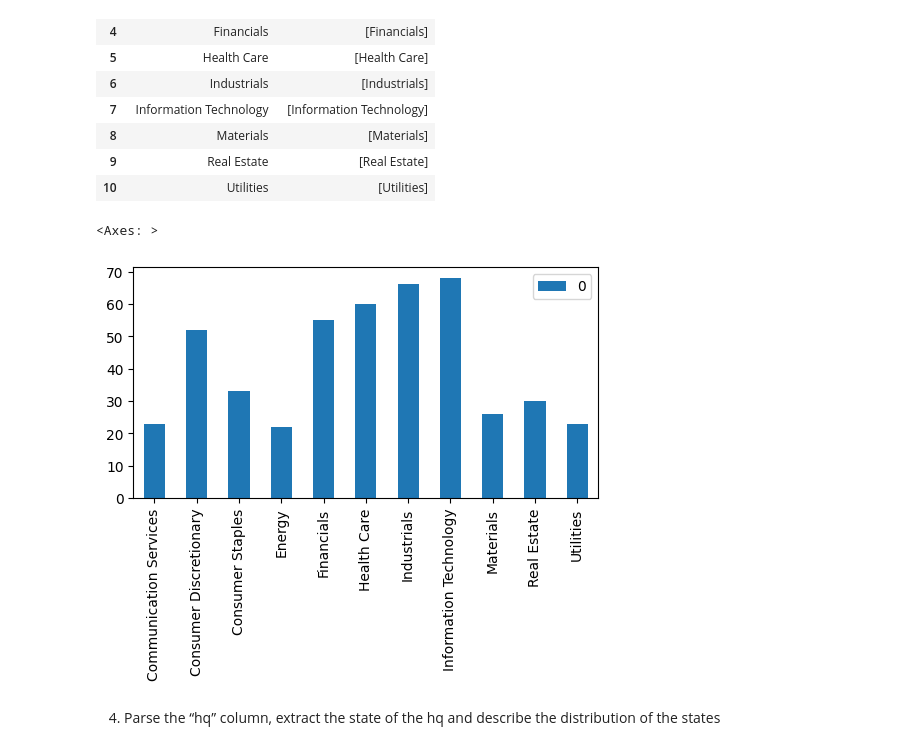
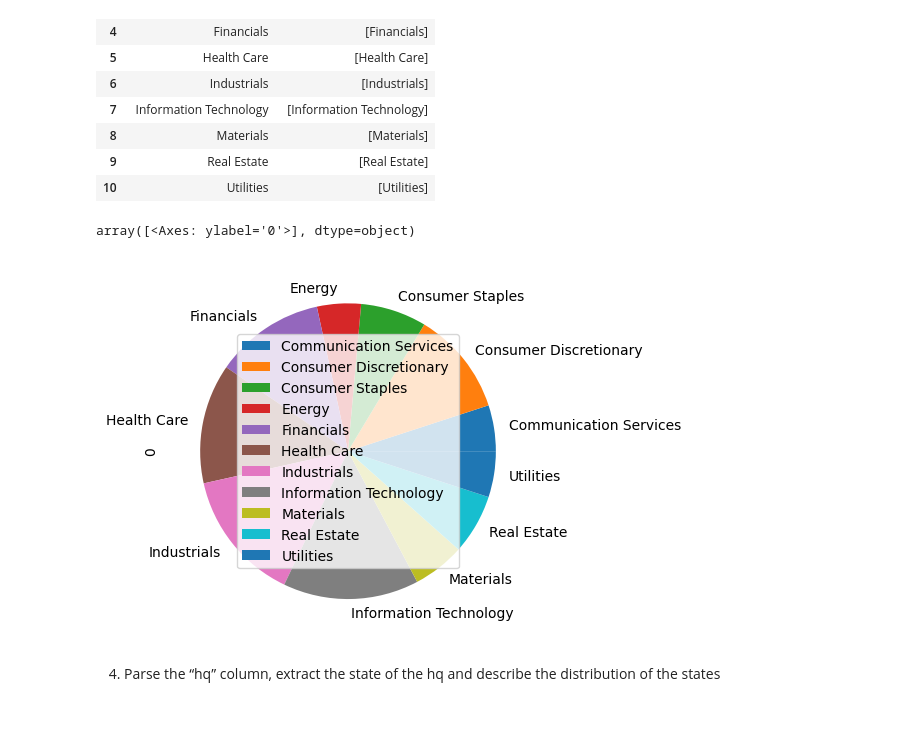
Before and after one commit to T4ngoo/psychic-winner, a Jupyter notebook: main.ipynb, the cells around one changed output. Cells and saved outputs as stored; diff of their text form; code cells hidden in the pictures; blank space fills up the shorter version.

Commit message:
changed bar to pie chart

```diff
--- a/main.ipynb
+++ b/main.ipynb
@@ -167,10 +167,10 @@ for sec in sectors:
     s_n.append(dpd['GICS_Sector'].value_counts().get(sec, 0))
 # %%
 sectors_df = pd.DataFrame(s_n, index=sectors)
-sectors_df.plot.bar(figsize=(6, 3))
+sectors_df.plot.pie(subplots=True)
 # %% [output]
-<Axes: >
+array([<Axes: ylabel='0'>], dtype=object)
-[figure, old version]
+[figure, new version]
 # %% [markdown]
 4. Parse the “hq” column, extract the state of the hq and describe the distribution
 of the states
```
